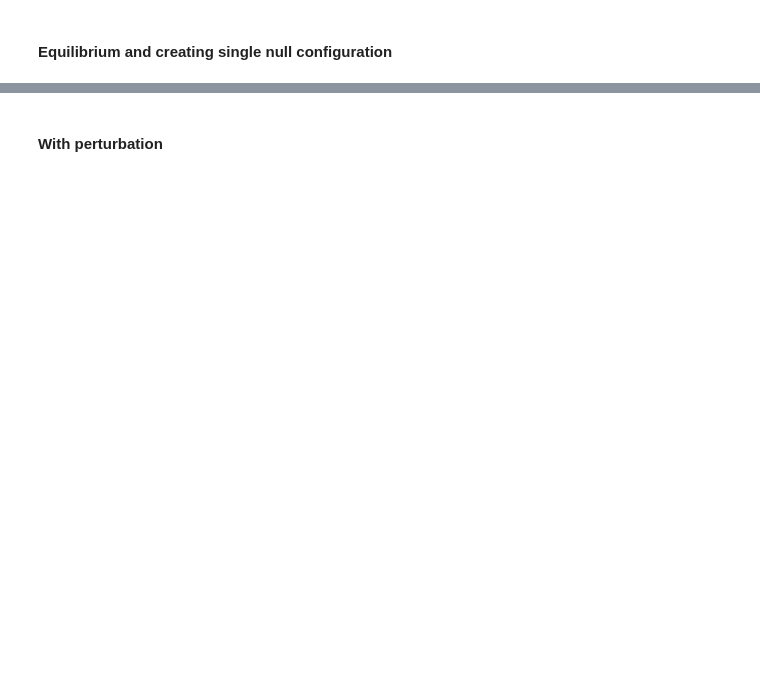
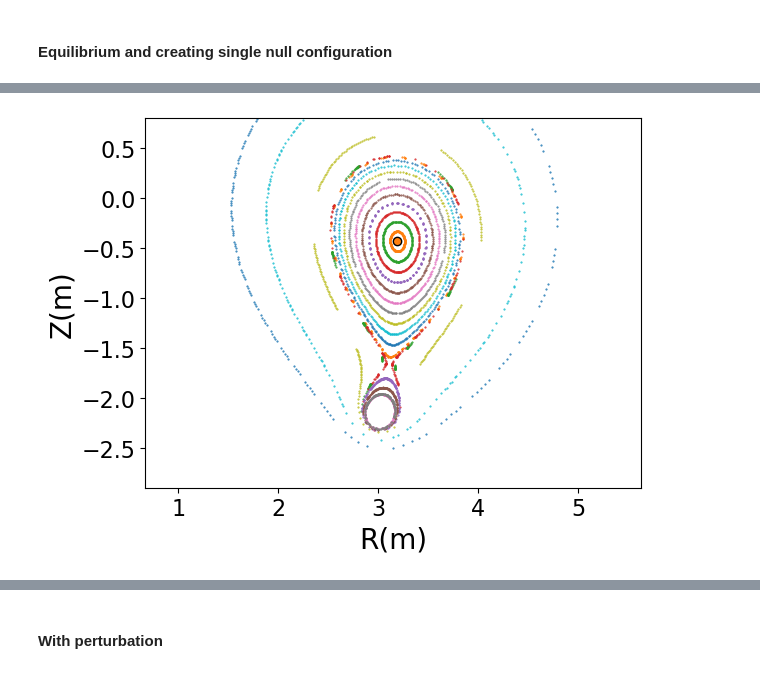
Before and after one commit to Akitzu/masterthesis, a Jupyter notebook: code/notebooks/toybox_tokamak.ipynb, the cells around one changed output, grey strips where cells are left out. Cells and saved outputs as stored; diff of their text form; code cells hidden in the pictures; blank space fills up the shorter version.

```diff
--- a/code/notebooks/toybox_tokamak.ipynb
+++ b/code/notebooks/toybox_tokamak.ipynb
@@ -63,7 +77,9 @@ pdata = pplot.compute(RZs)
 # pdata = pplot.compute()
 # %%
 pplot.plot(marker=".", s=1, xlim=[2.3, 4], ylim=[-2.9, 0.8])
-plt.scatter(ps._R0, ps._Z0, color="r", s=4)
+plt.scatter(ps._R0, ps._Z0, marker="o", edgecolors="black", linewidths=1)
 # plt.scatter(3.11, -1.66, color="r", s=4)
 fig = plt.gcf()
-fig.get_axes()[0].set_ylim()
+ax = fig.get_axes()[0]
+# %% [output]
+[figure, added]
```
Also changed, not shown: parts of 19 cells of this notebook.
